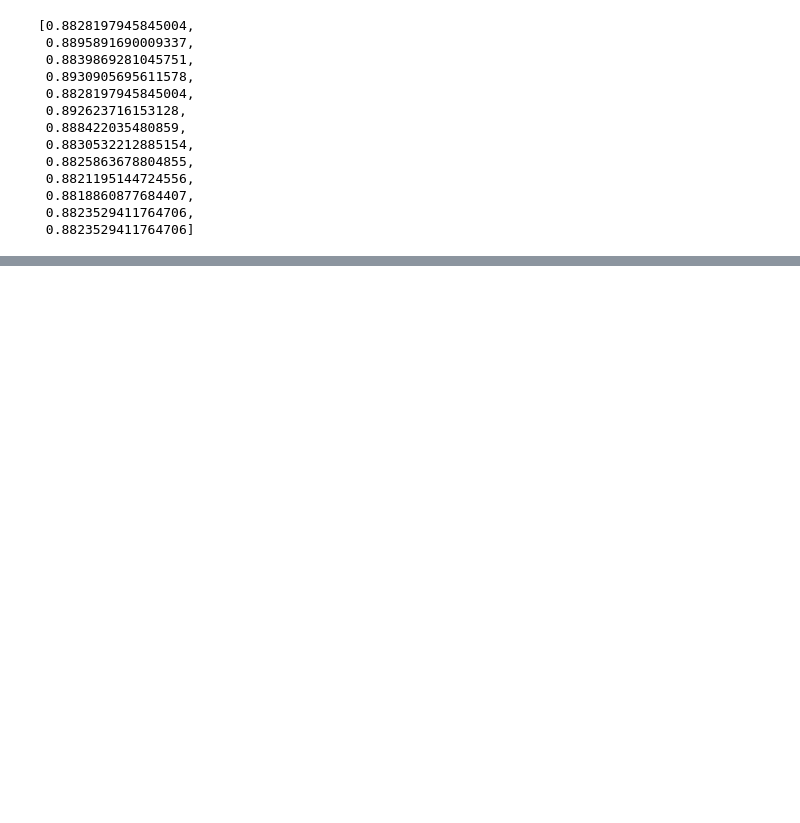
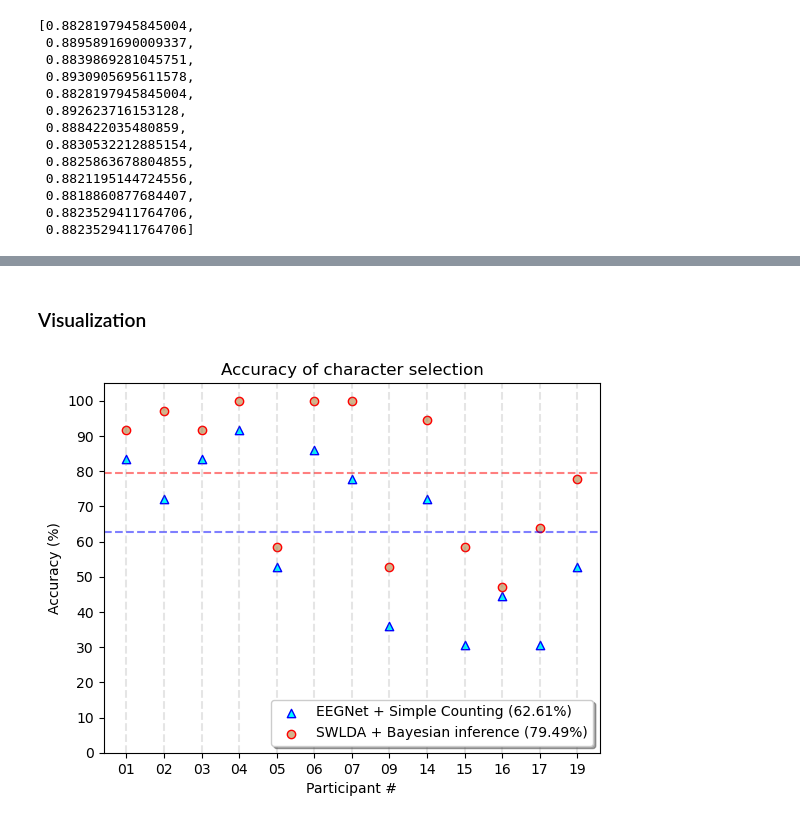
Before and after one commit to zs144/P300-BCI, a Jupyter notebook: Task7/task7.ipynb, the cells around one changed output, grey strips where cells are left out. Cells and saved outputs as stored; diff of their text form; code cells hidden in the pictures; blank space fills up the shorter version.

```diff
--- a/Task7/task7.ipynb
+++ b/Task7/task7.ipynb
@@ -273,0 +618,2 @@ sum(swlda_clf_test_accs) / len(swlda_clf_test_accs)
+# %% [markdown]
+### Visualization
@@ -273,0 +650,46 @@ sum(swlda_clf_test_accs) / len(swlda_clf_test_accs)
+# %%
+SWLDA_accuracies = []
+SWLDA_trails = []
+for participant_perform in SWLDA_performance:
+    detailed_trails = [] # for each character
+    num_correct = 0
+    num_all = 0
+    for trail_perform in participant_perform:
+        truth  = trail_perform['truth']
+        select = trail_perform['select']
+        times  = trail_perform['times']
+        num_all += len(truth)
+        num_correct += count_num_same(truth, select)
+        detailed_trails += times
+    accuracy = num_correct / num_all
+    SWLDA_accuracies.append(accuracy)
+    SWLDA_trails.append(detailed_trails)
+SWLDA_accuracies_df = pd.DataFrame({'index': obj_indices,
+                                    'accuracy': SWLDA_accuracies})
+avg_SWLDA_accuracies = SWLDA_accuracies_df['accuracy'].mean()
+# %%
+plt.scatter(x=[i+1 for i in range(len(obj_indices))],
+            y=EEGNet_accuracies_df['accuracy'],
+            color='cyan', edgecolors='blue', marker='^',
+            label=f'EEGNet + Simple Counting ({avg_EEGNet_accuracies:.2%})')
+
+plt.scatter(x=[i+1 for i in range(len(obj_indices))],
+            y=SWLDA_accuracies_df['accuracy'],
+            color='tan', edgecolors='red', marker='o',
+            label=f'SWLDA + Bayesian inference ({avg_SWLDA_accuracies:.2%})')
+plt.axhline(y=EEGNet_accuracies_df['accuracy'].mean(), c='blue', alpha=0.5, ls='--')
+plt.axhline(y=SWLDA_accuracies_df['accuracy'].mean(), c='red',  alpha=0.5, ls='--')
+plt.xlabel('Participant #')
+plt.xticks(ticks=[i+1 for i in range(len(obj_indices))],
+           labels=SWLDA_accuracies_df['index'])
+plt.ylabel('Accuracy (%)')
+plt.ylim(0, 1+0.05)
+plt.yticks([0.1*i for i in range(11)], [10*i for i in range(11)])
+plt.title('Accuracy of character selection')
+plt.legend(loc='lower right', fancybox=True, shadow=True, ncol=1)
+
+for i in range(len(obj_indices)):
+    plt.axvline(x=i+1, color='gray', alpha=0.2, linestyle='--')
+plt.show()
+# %% [output]
+[figure, added]
```
Also changed, not shown: parts of 33 cells of this notebook, 19 other files.
